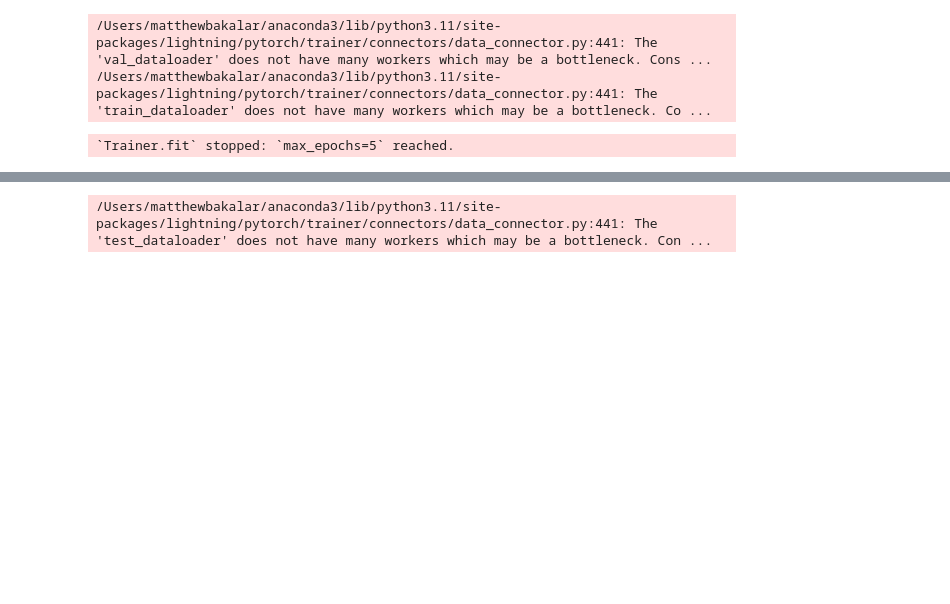
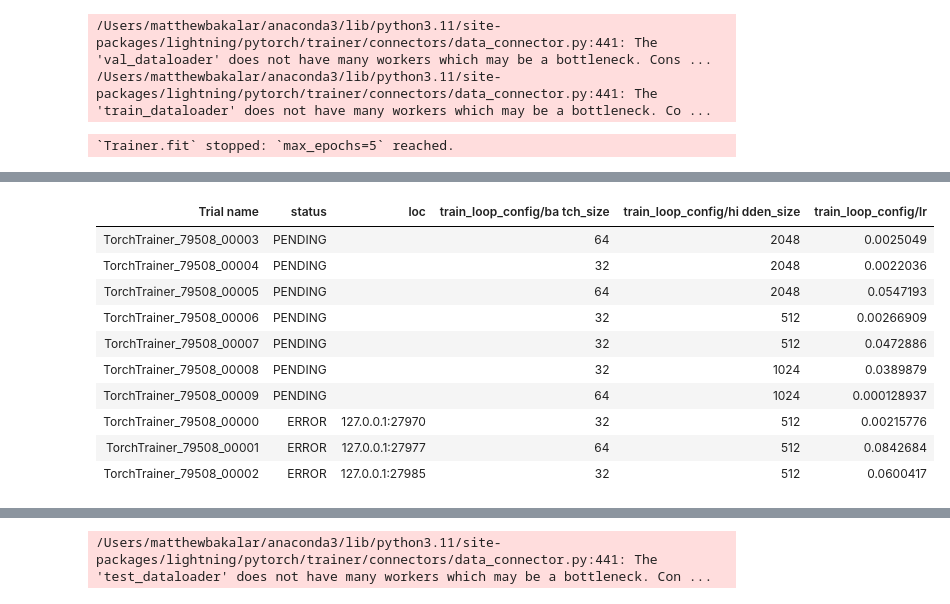
Before and after one commit to mhbakalar/intquery-mb, a Jupyter notebook: notebooks/cs_multiclass.ipynb, the cells around one changed output, grey strips where cells are left out. Saved outputs shown, nothing was run; the diff lists cells and outputs as text; code cells hidden in the pictures; blank space fills up the shorter version.

Commit message:
Add ray model tuning code.

```diff
--- a/notebooks/cs_multiclass.ipynb
+++ b/notebooks/cs_multiclass.ipynb
@@ -18,7 +25,6 @@ sys.path.insert(0, str(Path().resolve().parents[1]))
 # %%
 import cryptic.models as models
 from cryptic.lit_modules import data_modules, modules
-from cryptic.models import models
 
 data_path = '../data/TB000208a'
 genomic_reference_file = '../data/references/hg38.fa'
@@ -34,8 +40,7 @@ train_test_split = 0.8
 data_module = data_modules.MulticlassDataModule(data_path, threshold=0.01, n_classes=n_classes, train_test_split=train_test_split, batch_size=32)
 
 # Build model
-model = models.MLPModel(input_size=input_size, hidden_size=hidden_size, output_size=n_classes, n_hidden=n_hidden, dropout=0.5)
-lit_model = modules.Classifier(model, n_classes)
+lit_model = modules.Classifier(input_size, hidden_size, n_classes, n_hidden, dropout=0.5)
 
 # train the model
 tb_logger = pl.loggers.TensorBoardLogger(save_dir="lightning_logs/")
@@ -61,3 +66,85 @@ HPU available: False, using: 0 HPUs
 /Users/matthewbakalar/anaconda3/lib/python3.11/site-packages/lightning/pytorch/trainer/connectors/data_connector.py:441: The 'val_dataloader' does not have many workers which may be a bottleneck. Cons ...
 /Users/matthewbakalar/anaconda3/lib/python3.11/site-packages/lightning/pytorch/trainer/connectors/data_connector.py:441: The 'train_dataloader' does not have many workers which may be a bottleneck. Co ...
 `Trainer.fit` stopped: `max_epochs=5` reached.
+# %%
+import ray
+from ray import tune
+from ray.tune.schedulers import ASHAScheduler
+
+# Init the cluster for training
+ray.shutdown()
+ray.init(num_cpus=8, num_gpus=1)
+ray.init()
+
+# Model tuning
+def train_func():
+    # Build the lightning modules
+    data_module = data_modules.MulticlassDataModule(data_path, threshold=0.01, n_classes=n_classes, train_test_split=train_test_split, batch_size=32)
+    lit_model = modules.Classifier(input_size=input_size, hidden_size=hidden_size, output_size=n_classes, n_hidden=n_hidden, dropout=0.5)
+
+    trainer = pl.Trainer(
+        devices="auto",
+        accelerator="auto",
+        strategy=RayDDPStrategy(),
+        callbacks=[RayTrainReportCallback()],
+        plugins=[RayLightningEnvironment()],
+        enable_progress_bar=False,
+    )
+    trainer = prepare_trainer(trainer)
+    trainer.fit(lit_model, datamodule=data_module)
+
+search_space = {
+    "hidden_size": tune.choice([512, 1024, 2048]),
+    "lr": tune.loguniform(1e-4, 1e-1),
+    "batch_size": tune.choice([32, 64]),
+}
+
+# The maximum training epochs
+num_epochs = 5
+
+# Number of sampls from parameter space
+num_samples = 10
+
+scheduler = ASHAScheduler(max_t=num_epochs, grace_period=1, reduction_factor=2)
+
+from ray.train import RunConfig, ScalingConfig, CheckpointConfig
+
+scaling_config = ScalingConfig(
+    num_workers=1, use_gpu=True, resources_per_worker={"CPU": 1, "GPU": 1}
+)
+
+run_config = RunConfig(
+    checkpoint_config=CheckpointConfig(
+        num_to_keep=2,
+        checkpoint_score_attribute="val_acc",
+        checkpoint_score_order="max",
+    ),
+)
+
+from ray.train.torch import TorchTrainer
+
+# Define a TorchTrainer without hyper-parameters for Tuner
+ray_trainer = TorchTrainer(
+    train_func,
+    scaling_config=scaling_config,
+    run_config=run_config,
+)
+
+def tune_mnist_asha(num_samples=10):
+    scheduler = ASHAScheduler(max_t=num_epochs, grace_period=1, reduction_factor=2)
+
+    tuner = tune.Tuner(
+        ray_trainer,
+        param_space={"train_loop_config": search_space},
+        tune_config=tune.TuneConfig(
+            metric="val_acc",
+            mode="max",
+            num_samples=num_samples,
+            scheduler=scheduler,
+        ),
+    )
+    return tuner.fit()
+
+
+results = tune_mnist_asha(num_samples=num_samples)
+# %% [output]
@@ -63,0 +166,11 @@ HPU available: False, using: 0 HPUs
+| Trial name | status | loc | train_loop_config/ba tch_size | train_loop_config/hi dden_size | train_loop_config/lr |
+| TorchTrainer_79508_00003 | PENDING |  | 64 | 2048 | 0.0025049 |
+| TorchTrainer_79508_00004 | PENDING |  | 32 | 2048 | 0.0022036 |
+| TorchTrainer_79508_00005 | PENDING |  | 64 | 2048 | 0.0547193 |
+| TorchTrainer_79508_00006 | PENDING |  | 32 | 512 | 0.00266909 |
+| TorchTrainer_79508_00007 | PENDING |  | 32 | 512 | 0.0472886 |
+| TorchTrainer_79508_00008 | PENDING |  | 32 | 1024 | 0.0389879 |
+| TorchTrainer_79508_00009 | PENDING |  | 64 | 1024 | 0.000128937 |
+| TorchTrainer_79508_00000 | ERROR | 127.0.0.1:27970 | 32 | 512 | 0.00215776 |
+| TorchTrainer_79508_00001 | ERROR | 127.0.0.1:27977 | 64 | 512 | 0.0842684 |
+| TorchTrainer_79508_00002 | ERROR | 127.0.0.1:27985 | 32 | 512 | 0.0600417 |
```
Also changed, not shown: parts of 2 cells of this notebook, 3 other files.
